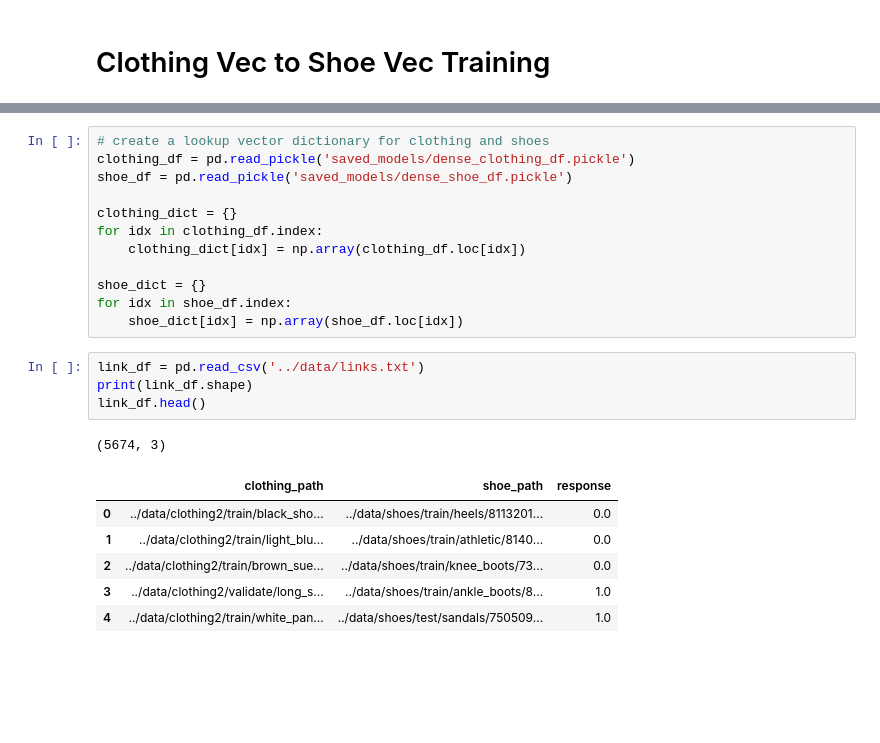
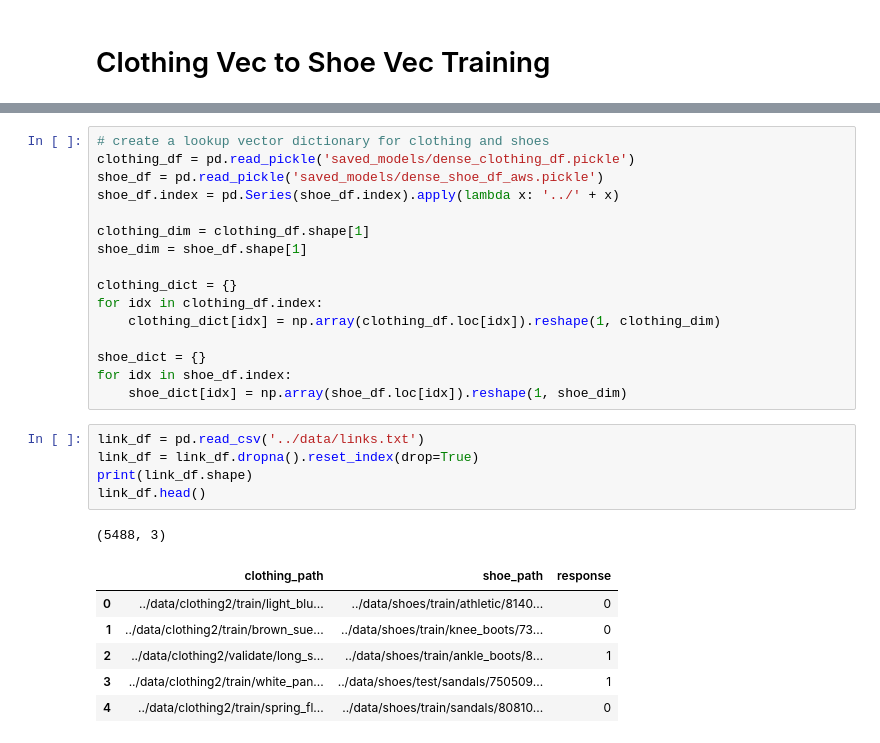
Before and after one commit to maicat11/Project_5, a Jupyter notebook: notebooks/clothing_to_shoe.ipynb, the cells around one changed output, grey strips where cells are left out. Cells and saved outputs as stored; diff of their text form; blank space fills up the shorter version.

Commit message:
updated training and end2end code

```diff
--- a/notebooks/clothing_to_shoe.ipynb
+++ b/notebooks/clothing_to_shoe.ipynb
@@ -11,24 +17,29 @@ import pandas as pd
 # %%
 # create a lookup vector dictionary for clothing and shoes
 clothing_df = pd.read_pickle('saved_models/dense_clothing_df.pickle')
-shoe_df = pd.read_pickle('saved_models/dense_shoe_df.pickle')
+shoe_df = pd.read_pickle('saved_models/dense_shoe_df_aws.pickle')
+shoe_df.index = pd.Series(shoe_df.index).apply(lambda x: '../' + x)
+
+clothing_dim = clothing_df.shape[1]
+shoe_dim = shoe_df.shape[1]
 
 clothing_dict = {}
 for idx in clothing_df.index:
-    clothing_dict[idx] = np.array(clothing_df.loc[idx])
+    clothing_dict[idx] = np.array(clothing_df.loc[idx]).reshape(1, clothing_dim)
 
 shoe_dict = {}
 for idx in shoe_df.index:
-    shoe_dict[idx] = np.array(shoe_df.loc[idx])
+    shoe_dict[idx] = np.array(shoe_df.loc[idx]).reshape(1, shoe_dim)
 # %%
 link_df = pd.read_csv('../data/links.txt')
+link_df = link_df.dropna().reset_index(drop=True)
 print(link_df.shape)
 link_df.head()
 # %% [output]
-(5674, 3)
+(5488, 3)
 |  | clothing_path | shoe_path | response |
-| 0 | ../data/clothing2/train/black_sho... | ../data/shoes/train/heels/8113201... | 0.0 |
-| 1 | ../data/clothing2/train/light_blu... | ../data/shoes/train/athletic/8140... | 0.0 |
-| 2 | ../data/clothing2/train/brown_sue... | ../data/shoes/train/knee_boots/73... | 0.0 |
-| 3 | ../data/clothing2/validate/long_s... | ../data/shoes/train/ankle_boots/8... | 1.0 |
-| 4 | ../data/clothing2/train/white_pan... | ../data/shoes/test/sandals/750509... | 1.0 |
+| 0 | ../data/clothing2/train/light_blu... | ../data/shoes/train/athletic/8140... | 0 |
+| 1 | ../data/clothing2/train/brown_sue... | ../data/shoes/train/knee_boots/73... | 0 |
+| 2 | ../data/clothing2/validate/long_s... | ../data/shoes/train/ankle_boots/8... | 1 |
+| 3 | ../data/clothing2/train/white_pan... | ../data/shoes/test/sandals/750509... | 1 |
+| 4 | ../data/clothing2/train/spring_fl... | ../data/shoes/train/sandals/80810... | 0 |
```
Also changed, not shown: parts of 16 cells of this notebook, 46 other files.
